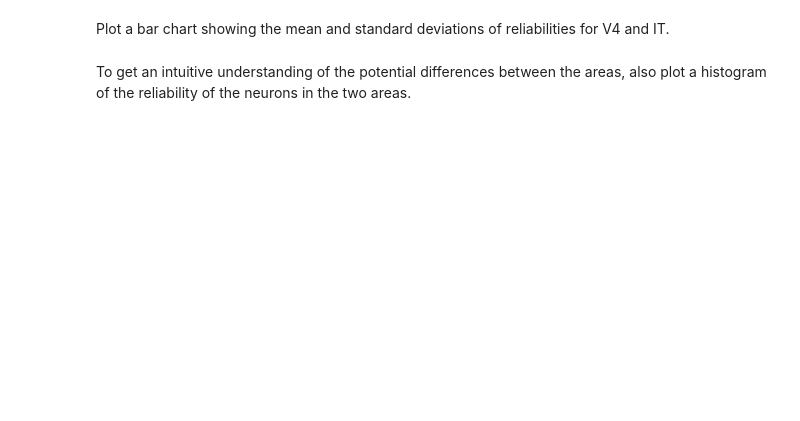
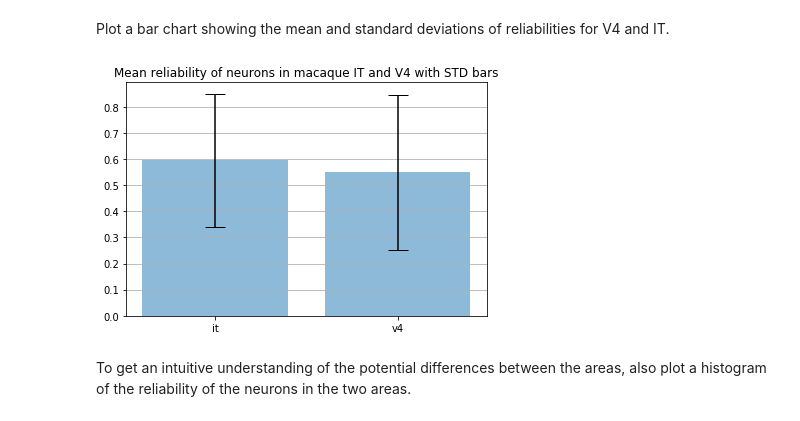
Before and after one commit to amehtaSF/psych253, a Jupyter notebook: 2020/assignments/HW1/jupyter/Assignment1.ipynb, the cells around one changed output. Cells and saved outputs as stored; diff of their text form; code cells hidden in the pictures; blank space fills up the shorter version.

```diff
--- a/2020/assignments/HW1/jupyter/Assignment1.ipynb
+++ b/2020/assignments/HW1/jupyter/Assignment1.ipynb
@@ -27,7 +27,7 @@ from utils import featurewise_norm
 Here's a link to the dataset we'll be using for this assignment: [ventral neural dataset](https://psych253data.s3-us-west-1.amazonaws.com/ventral_neural_data.hdf5). Warning it's a pretty big download (~4 GB)! If you have problems downloading it, please ask me for help.
 # %%
 #loading the dataset
-DATA_PATH = "../data/ventral_neural_data.hdf5" ##YOUR PATH HERE
+DATA_PATH = "data/ventral_neural_data.hdf5" ##YOUR PATH HERE
 Ventral_Dataset = h5py.File(DATA_PATH, 'r')
 # %%
 #useful utility function for plotting HDF5 dimension labels
@@ -207,7 +213,7 @@ print(num_trials_V0)
 # Create a variable for the number of neurons called 'num_neurons'
 # *****START OF YOUR CODE (DO NOT DELETE/MODIFY THIS LINE)*****
 
-num_neurons = data_by_trial['V0'].shape[2]
+num_neurons = Neural_Data.shape[1]
 print(num_neurons)
 
 # *****END OF YOUR CODE (DO NOT DELETE/MODIFY THIS LINE)*****
@@ -333,17 +336,16 @@ print(reliability_r)
 # TODO:
 # Compute the reliability of the neurons with the Spearman-Brown prediction
 # *****START OF YOUR CODE (DO NOT DELETE/MODIFY THIS LINE)*****
-reliabilities_sb = []
+reliabilities_sb = {'V0': [], 'V3': [], 'V6': []}
 
-for vl, n in product(unique_var_levels, np.arange(num_neurons)):
+for vl, neuron_ind in product(unique_var_levels, np.arange(num_neurons)):
     level_number = vl.decode("utf-8")
-    num_trials = data_by_trial[level_number].shape[1]
-    cs = get_reliability_spearman_brown(data_by_trial[level_number][:, :, n], num_trials)
+    num_trials = 10
+    cs = get_reliability_spearman_brown(data_by_trial[level_number][:, :, neuron_ind], num_trials)
+    reliabilities_sb[level_number].append(cs.mean())
 
-    reliabilities_sb.append(cs.mean())
+print({x: np.mean(reliabilities_sb[x]) for x in reliabilities_sb})
 
-reliability_sb = np.mean(corrmeans_by_var_level)
-print(reliability_sb)
 
 # *****END OF YOUR CODE (DO NOT DELETE/MODIFY THIS LINE)*****
 # %% [output]
@@ -389,3 +481,34 @@ pass
+# %%
+# TODO:
+# Plot bar chart
+# *****START OF YOUR CODE (DO NOT DELETE/MODIFY THIS LINE)*****
+
+
+
+means = (np.mean(df.loc[df['area']=='it', 'reliability']),
+         np.mean(df.loc[df['area']=='v4', 'reliability']))
+positions = [0, 1]
+std = (np.std(df.loc[df['area']=='it', 'reliability'], ddof=1),
+       np.std(df.loc[df['area']=='v4', 'reliability'], ddof=1))
+
+
+# Build the plot
+fig, ax = plt.subplots()
+ax.bar(positions, means, yerr=std, align='center', alpha=0.5, ecolor='black', capsize=10)
+ax.set_ylabel('')
+ax.set_xticks(positions)
+ax.set_xticklabels(['it', 'v4'])
+ax.set_title('Mean reliability of neurons in macaque IT and V4 with STD bars')
+ax.yaxis.grid(True)
+
+# Save the figure and show
+plt.tight_layout()
+# plt.savefig('bar_plot_with_error_bars.png')
+plt.show()
+
+# *****END OF YOUR CODE (DO NOT DELETE/MODIFY THIS LINE)*****
+# %% [output]
+[figure, added]
 # %% [markdown]
 To get an intuitive understanding of the potential differences between the areas, also plot a histogram of the reliability of the neurons in the two areas.
 # %%
```
Also changed, not shown: parts of 36 cells of this notebook.
